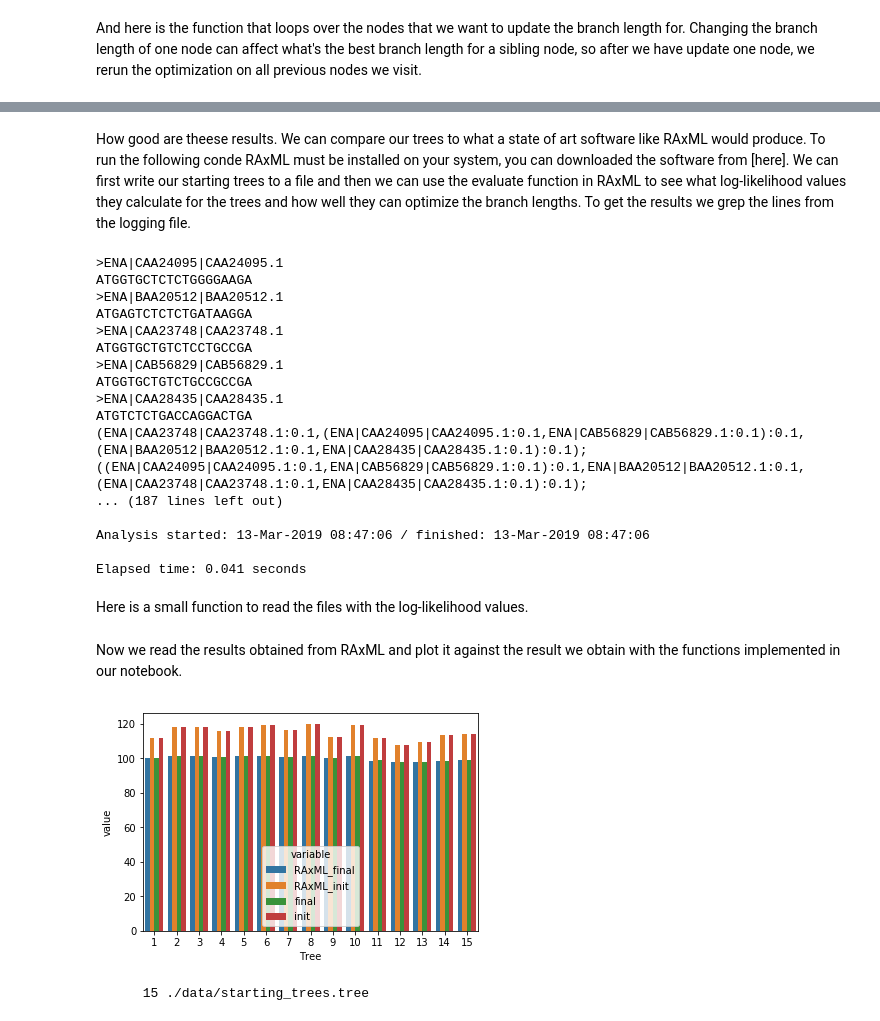
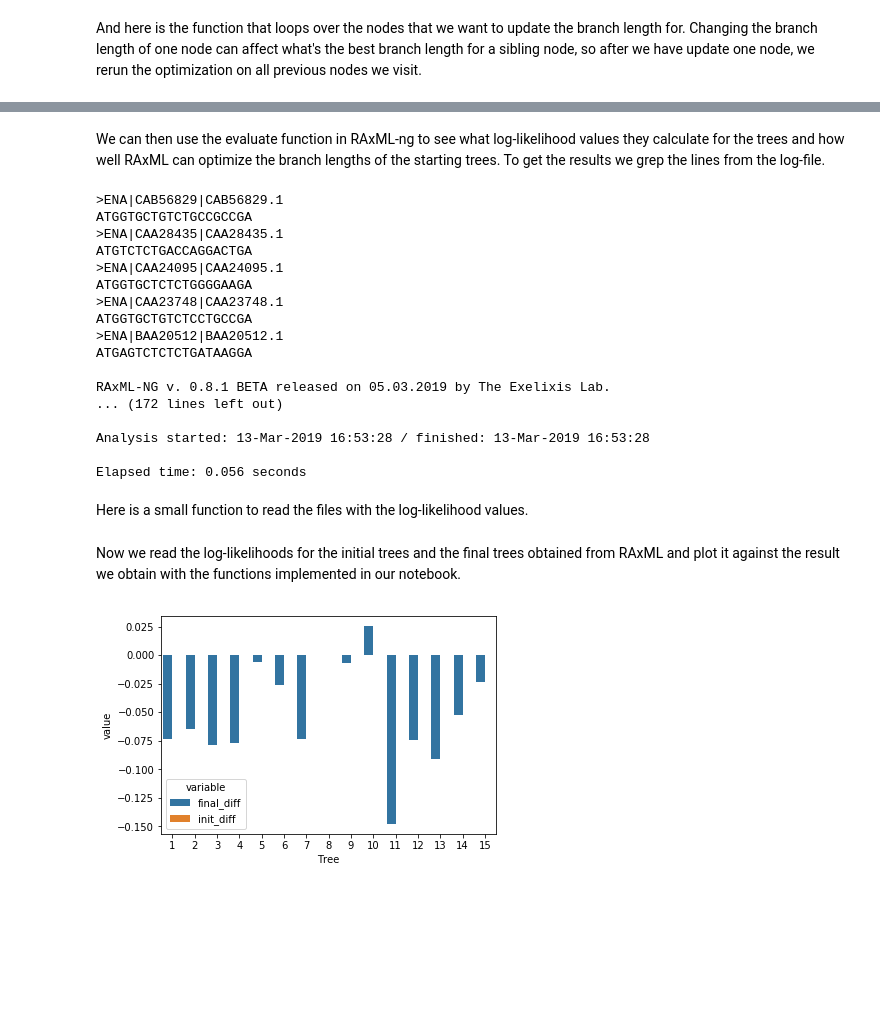
Before and after one commit to emilhaegglund/phylogenetic_tree_reconstruction, a Jupyter notebook: Constructing_Maximum_Likelihood_trees.ipynb, the cells around one changed output, grey strips where cells are left out. Cells and saved outputs as stored; diff of their text form; code cells hidden in the pictures; blank space fills up the shorter version.

```diff
--- a/Constructing_Maximum_Likelihood_trees.ipynb
+++ b/Constructing_Maximum_Likelihood_trees.ipynb
@@ -93,7 +94,7 @@ def read_msa(path, length):
         lines = fasta_file.readlines()
         for i in range(len(lines)):
             if lines[i][0] == '>':
-                seq_id = lines[i].split(" ")[0].strip()
+                seq_id = lines[i].split(" ")[0].strip()[1:]
                 msa[seq_id] = ''
             else:
                 alignment = lines[i].strip()
@@ -108,6 +109,6 @@ def read_msa(path, length):
 # %% [markdown]
 Now we can read the alignment and take a look at how the dictionary looks like
 # %%
-alignment = read_msa('./data/msa.fasta')
+alignment = read_msa('./data/alpha_globin_full.fasta', 20)
 print(alignment)
 # %% [output]
@@ -328,8 +327,18 @@ To calculate the likelihood for the tree we must find the likelihood in the most
 The likelihood for the tree is found by starting from the leaves and compute the joint probability to observe a nucleotide in the ancestral node. This process is continued until we reach the root of the tree. The next function calculate this joint probabilities for a node.
 # %%
 def calculate_nucleotide_probs(node, node_probs, alignment_length):
-    # Determine if the given node is the root,
-    # this is assumed to have 3 childs.
+    """
+    Function to calculate likelihoods for all nucleotides at all sites in the alignment for the given node.
+
+    Parameters:
+    node - node of tree, can't be a terminal node
+    node_probs - dict to store likelihoods
+    alignment_length - length of the alignment
+
+    Return:
+    node_probs - updated node_probs dict
+    """
+    # Determine if the given node is the root
     if node.level() == 0:
         root = True
     else:
@@ -450,20 +461,17 @@ Now we can combine all the steps together. We first read the alignment and check
 # %%
 # Warning, very slow step. We can make it faster by changing the 'full' to
 # an integer n to include only first n bases of the alignment
-#alignment = {"A":'ATGGGTAAGATTG', "B":'ATGGCTAAGAGTT', "C":'ATGCGTTAGAGTT', "D":'ATGCGTTAGTTTG', "E": 'ATGGCTAAGATAT', "F": 'ATGTTTAAGATAT'}
 alignment = read_msa('./data/alpha_globin_full.fasta', 20)
 print(alignment)
 aln_length = get_alignment_length(alignment)
 taxon = [taxa for taxa in alignment.keys()]
-
-
 
 # Create all trees
 tree_list = create_all_trees(taxons=taxon)
 
 # Optimize branch lengths
 epsilon = 0.001
-max_opt_iterations = 5
+max_opt_iterations = 20
 starting_tree_scores = []
 best_trees = []  # store tree with optimized branch lengths
 best_tree_scores = []  # store the score for tree with optimized branch lengths
@@ -502,9 +510,6 @@ for i in range(len(tree_list)):
 
     # Continue branch optimization until likelihood converge or max optimization rounds are reached
     while opt_counter < max_opt_iterations:
-        print(opt_counter)
-        print(prev_likelihoods)
-        print(best_likelihoods)
 
         # Set new best tree
         if prev_likelihoods > best_likelihoods:
@@ -522,6 +527,9 @@ for i in range(len(tree_list)):
 
         # Check for convergence
         if abs(prev_likelihoods - best_likelihoods) < epsilon:
+            #if prev_likelihoods > best_likelihoods:
+            #    best_likelihoods = prev_likelihoods
+            #    best_tree = tree.extract_tree()
             break
         opt_counter += 1
 
@@ -584,31 +598,29 @@ write_trees(starting_trees_output, tree_list)
 # %% [markdown]
-How good are theese results. We can compare our trees to what a state of art software like RAxML would produce. To run the following conde RAxML must be installed on your system, you can downloaded the software from [here].  We can first write our starting trees to a file and then we can use the evaluate function in RAxML to see what log-likelihood values they calculate for the trees and how well they can optimize the branch lengths. To get the results we grep the lines from the logging file.
+We can then use the evaluate function in RAxML-ng to see what log-likelihood values they calculate for the trees and how well RAxML can optimize the branch lengths of the starting trees. To get the results we grep the lines from the log-file.
 # %%
 %%bash
 cat ./data/used_alignment.msa
-sed 's/>//g' ./data/starting_trees.tree > ./data/starting_trees_edit.tree
-cat ./data/starting_trees_edit.tree
-./data/raxml-ng --evaluate --msa ./data/used_alignment.msa --model JC --prefix ./data/compare --threads 2  --tree ./data/starting_trees_edit.tree --redo
+raxml-ng --evaluate --msa ./data/used_alignment.msa --model JC --prefix ./data/compare --threads 2  --tree ./data/starting_trees.tree --redo
 grep 'initial' ./data/compare.raxml.log > ./data/initial_log_likelihoods.txt
 grep 'final' ./data/compare.raxml.log > ./data/final_log_likelihoods.txt
 # %% [output]
->ENA|CAA24095|CAA24095.1
-ATGGTGCTCTCTGGGGAAGA
->ENA|BAA20512|BAA20512.1
-ATGAGTCTCTCTGATAAGGA
->ENA|CAA23748|CAA23748.1
-ATGGTGCTGTCTCCTGCCGA
 >ENA|CAB56829|CAB56829.1
 ATGGTGCTGTCTGCCGCCGA
 >ENA|CAA28435|CAA28435.1
 ATGTCTCTGACCAGGACTGA
-(ENA|CAA23748|CAA23748.1:0.1,(ENA|CAA24095|CAA24095.1:0.1,ENA|CAB56829|CAB56829.1:0.1):0.1,(ENA|BAA20512|BAA20512.1:0.1,ENA|CAA28435|CAA28435.1:0.1):0.1);
-((ENA|CAA24095|CAA24095.1:0.1,ENA|CAB56829|CAB56829.1:0.1):0.1,ENA|BAA20512|BAA20512.1:0.1,(ENA|CAA23748|CAA23748.1:0.1,ENA|CAA28435|CAA28435.1:0.1):0.1);
-... (187 lines left out)
+>ENA|CAA24095|CAA24095.1
+ATGGTGCTCTCTGGGGAAGA
+>ENA|CAA23748|CAA23748.1
+ATGGTGCTGTCTCCTGCCGA
+>ENA|BAA20512|BAA20512.1
+ATGAGTCTCTCTGATAAGGA
 
-Analysis started: 13-Mar-2019 08:47:06 / finished: 13-Mar-2019 08:47:06
+RAxML-NG v. 0.8.1 BETA released on 05.03.2019 by The Exelixis Lab.
+... (172 lines left out)
 
-Elapsed time: 0.041 seconds
+Analysis started: 13-Mar-2019 16:53:28 / finished: 13-Mar-2019 16:53:28
+
+Elapsed time: 0.056 seconds
 # %% [markdown]
 Here is a small function to read the files with the log-likelihood values.
 # %%
@@ -623,25 +635,21 @@ def read_logL_files(path):
 
     return log_likelihoods
 # %% [markdown]
-Now we read the results obtained from RAxML and plot it against the result we obtain with the functions implemented in our notebook.
+Now we read the log-likelihoods for the initial trees and the final trees obtained from RAxML and plot it against the result we obtain with the functions implemented in our notebook.
 # %%
 raxml_final_logL = read_logL_files('./data/final_log_likelihoods.txt')
 raxml_initial_logl = read_logL_files('./data/initial_log_likelihoods.txt')
 raw_data = {'RAxML_init':raxml_initial_logl, 'RAxML_final':raxml_final_logL, 'init':starting_tree_scores, 'final':best_tree_scores}
 for k in raw_data.keys():
     posLog = [-i for i in raw_data[k]]
     raw_data[k] = posLog
 raw_df = pd.DataFrame.from_dict(raw_data)
 raw_df['Tree'] = raw_df.index + 1
-plotting_data = pd.melt(raw_df, id_vars=['Tree'])
+raw_df['final_diff'] = raw_df['RAxML_final'] - raw_df['final']
+raw_df['init_diff'] = raw_df['RAxML_init'] - raw_df['init']
+plotting_data = pd.melt(raw_df[['Tree', 'final_diff', 'init_diff']], id_vars=['Tree'])
 plotting_data
 sns.barplot(x='Tree', y='value', hue='variable', data=plotting_data)
-
 plt.show()
 # %% [output]
-[figure, old version]
+[figure, new version]
-# %%
-%%bash
-wc -l ./data/starting_trees.tree
-# %% [output]
-      15 ./data/starting_trees.tree
```
Also changed, not shown: parts of 27 cells of this notebook, 2 other files.
